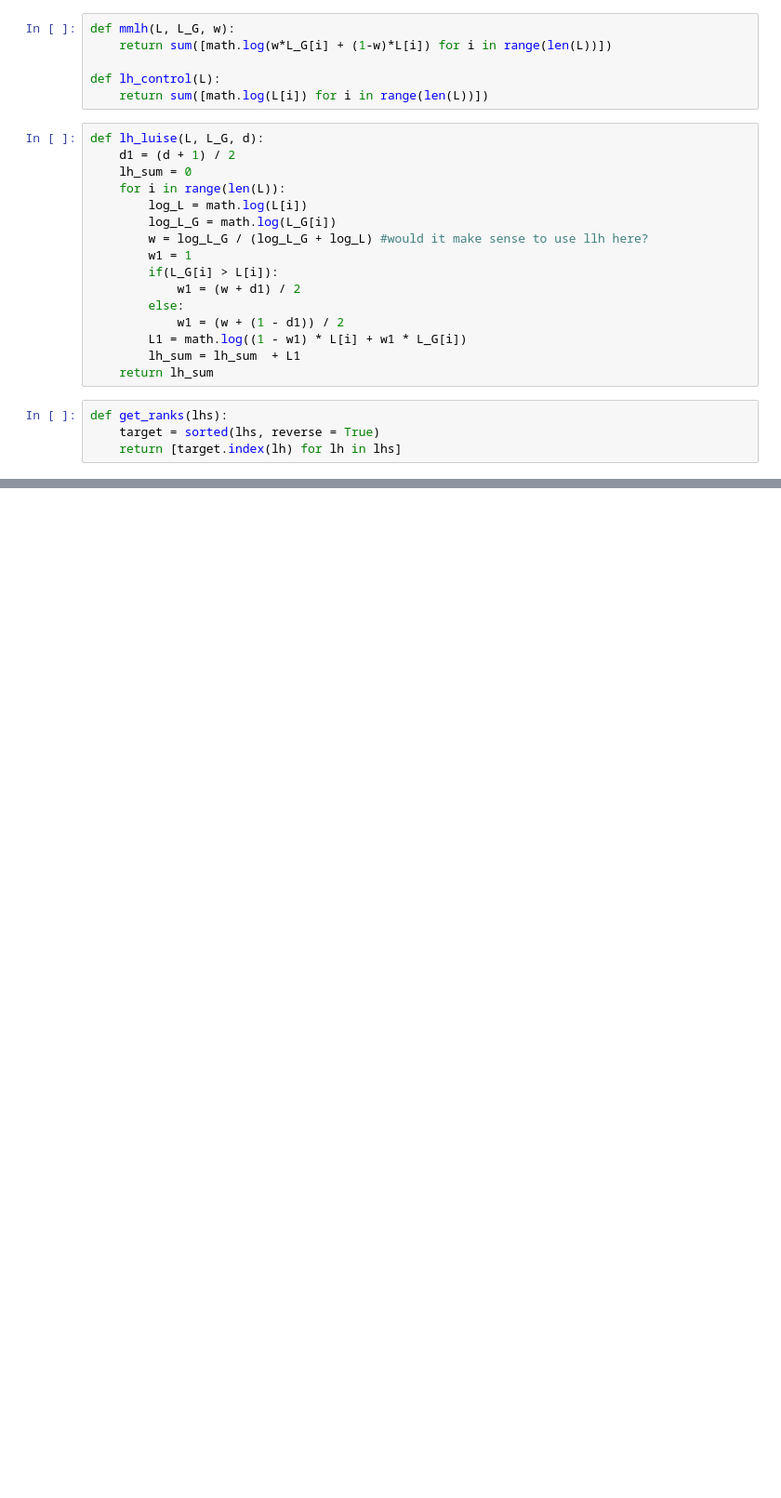
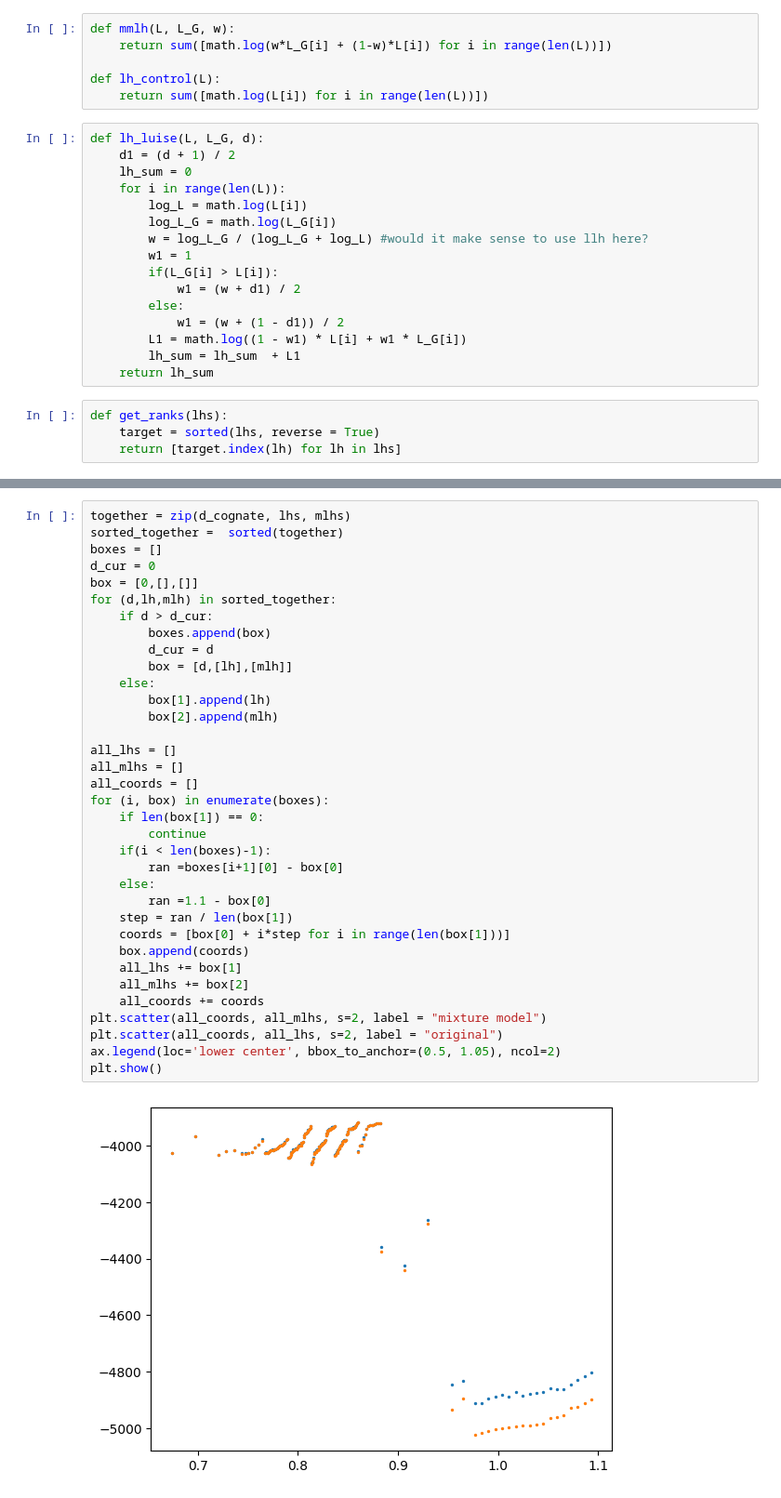
Before and after one commit to luisevonderwiese/mt_scripts, a Jupyter notebook: case_study_elena/MixtureModel.ipynb, the cells around one changed output, grey strips where cells are left out. Shown at 93% size. Saved outputs shown, nothing was run; the diff lists cells and outputs as text; blank space fills up the shorter version.

```diff
--- a/case_study_elena/MixtureModel.ipynb
+++ b/case_study_elena/MixtureModel.ipynb
@@ -655,0 +662,37 @@ plt.show()
+# %%
+together = zip(d_cognate, lhs, mlhs)
+sorted_together =  sorted(together)
+boxes = []
+d_cur = 0
+box = [0,[],[]]
+for (d,lh,mlh) in sorted_together:
+    if d > d_cur:
+        boxes.append(box)
+        d_cur = d
+        box = [d,[lh],[mlh]]
+    else:
+        box[1].append(lh)
+        box[2].append(mlh)
+
+all_lhs = []
+all_mlhs = []
+all_coords = []
+for (i, box) in enumerate(boxes):
+    if len(box[1]) == 0:
+        continue
+    if(i < len(boxes)-1):
+        ran =boxes[i+1][0] - box[0]
+    else:
+        ran =1.1 - box[0]
+    step = ran / len(box[1])
+    coords = [box[0] + i*step for i in range(len(box[1]))]
+    box.append(coords)
+    all_lhs += box[1]
+    all_mlhs += box[2]
+    all_coords += coords
+plt.scatter(all_coords, all_mlhs, s=2, label = "mixture model")
+plt.scatter(all_coords, all_lhs, s=2, label = "original")
+ax.legend(loc='lower center', bbox_to_anchor=(0.5, 1.05), ncol=2)
+plt.show()
+# %% [output]
+[figure, added]
```
Also changed, not shown: parts of 3 cells of this notebook, 27 other files.
